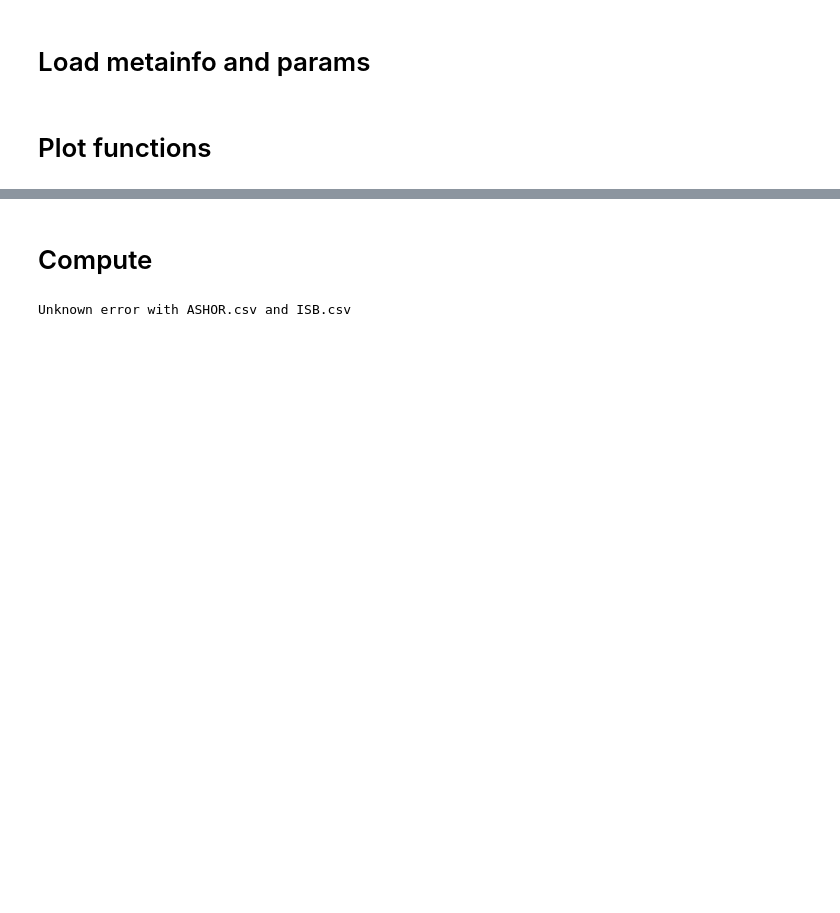
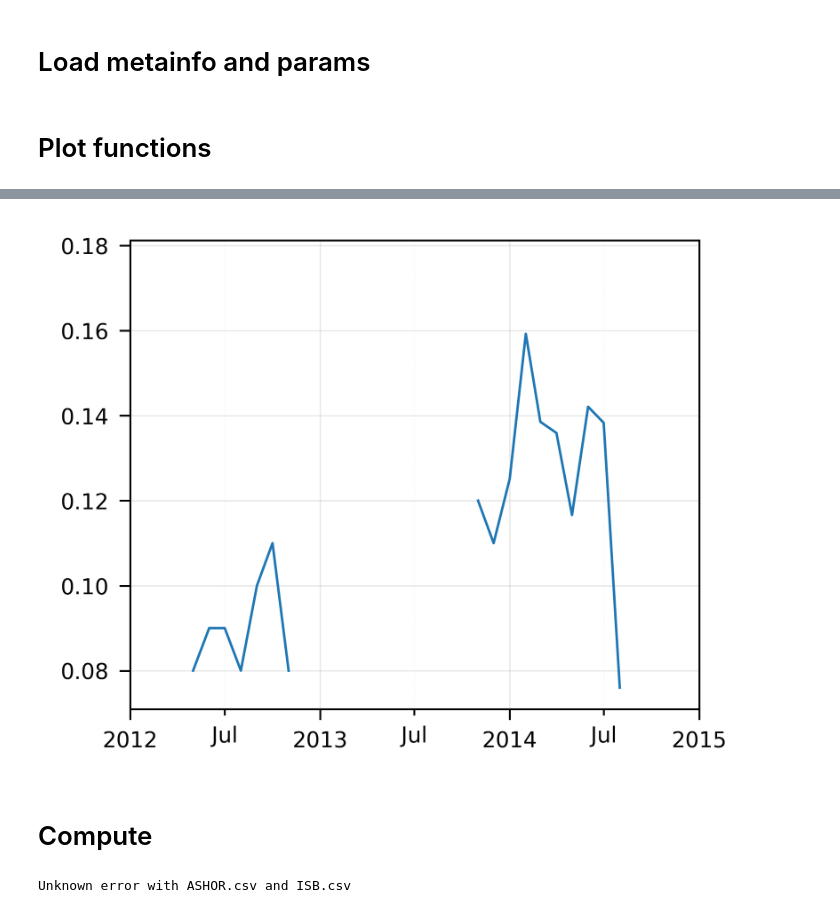
Before and after one commit to GammaFuncti0n/CaspianSeaLevel, a Jupyter notebook: sea_level.ipynb, the cells around one changed output, grey strips where cells are left out. Cells and saved outputs as stored; diff of their text form; code cells hidden in the pictures; blank space fills up the shorter version.

```diff
--- a/sea_level.ipynb
+++ b/sea_level.ipynb
@@ -277,3 +514,17 @@ def plot_type_3(data_1: pd.DataFrame, data_2: pd.DataFrame, name_1: str, name_2:
+# %%
+name_eng_1, name_eng_2 = ('Nowshahr', 'Fereydunkenar')
+
+# name_eng_1 = "Челекен"#"Актау"
+# name_eng_2 = "Нефтяные Камни"
+post_name_1, file_name_1, post_name_2, file_name_2 = name_eng_1, post_info_df[post_info_df['name_eng']==name_eng_1]['file_name'].item(), name_eng_2, post_info_df[post_info_df['name_eng']==name_eng_2]['file_name'].item()
+data_1 = pd.read_csv(os.path.join(POSTS_DIR, file_name_1))
+data_2 = pd.read_csv(os.path.join(POSTS_DIR, file_name_2))
+
+data_1['datetime'] = pd.to_datetime(data_1['datetime'], format='%m-%Y')
+data_2['datetime'] = pd.to_datetime(data_2['datetime'], format='%m-%Y')
+plot_type_3(data_1, data_2, post_name_1, post_name_2, save=False)
+# %% [output]
+[figure, added]
 # %% [markdown]
 # Compute
 # %%
```
Also changed, not shown: parts of 24 cells of this notebook, 10 other files.
